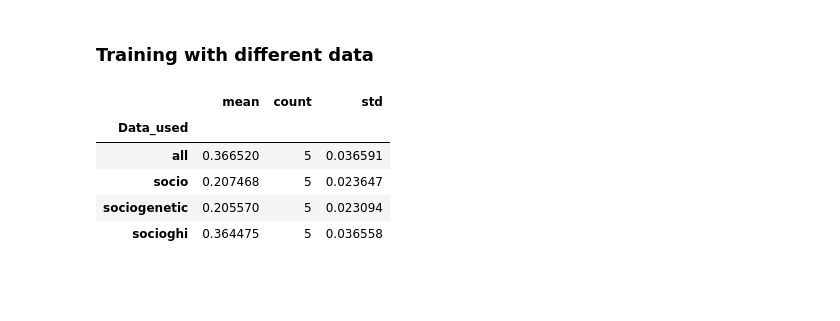
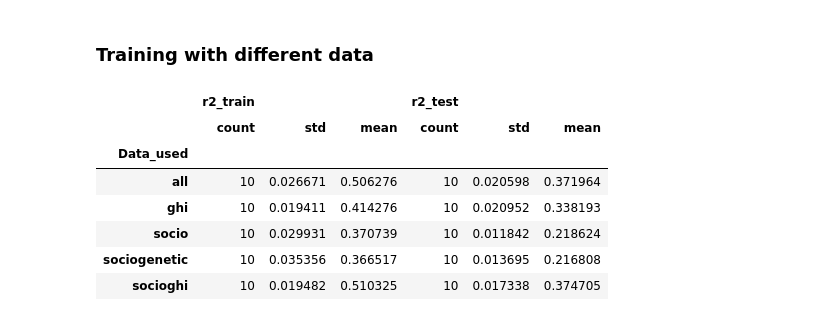
Before and after one commit to jveillon/Projet_Statapp, a Jupyter notebook: Gradient_Boosting/file_02_xgboost.ipynb, the cells around one changed output. Cells and saved outputs as stored; diff of their text form; code cells hidden in the pictures; blank space fills up the shorter version.

```diff
--- a/Gradient_Boosting/file_02_xgboost.ipynb
+++ b/Gradient_Boosting/file_02_xgboost.ipynb
@@ -117,7 +138,9 @@ def train_model(working_data, data_to_use="all", simulation="short", params_grid
   - simulation:
      > 'short' = only a few hyperparameters will be tested. Does not take more than 10 minutes.
      > 'long' = a lot of hyperparameters will be tested. Can take up to 3h.
-  - params_grid = the parameters to cross validate. If this option is specified, simulation is ignored.
+  - params_grid: the parameters to cross validate. If this option is specified, simulation is ignored.
+  - random_state: the random_state used in the split train/test.
+  - verbose: True or False
   """
 
   # Creating (X, y)
@@ -141,7 +164,11 @@ def train_model(working_data, data_to_use="all", simulation="short", params_grid
   if verbose:
     print(message[data_to_use])
 
-  X = working_data.drop(columns = columns_to_delete)
+  if data_to_use in ['all', 'socio', 'sociogenetic', 'socioghi']:
+    X = working_data.drop(columns = columns_to_delete)
+  elif data_to_use == 'ghi':
+    X = working_data[GHI_columns]
+
   y = working_data["GHI14"]
 
   # Splitting into Training and Testing sets
@@ -210,24 +237,37 @@ results = {"Random_state" : [], "Data_used" : [], "best_parameters" : [], "r2_tr
 
 speed = "short"
 number_of_simulations = 10
+t0 = time.time()
 for random_state in range(number_of_simulations):
-  for data_to_use in ['all', 'socio', 'sociogenetic', 'socioghi']:
-    result = train_model(working_data, data_to_use=data_to_use, params_grid=params_grid[speed], random_state=random_state)
+
+  t_beginning = time.time()
+  print("random_state : ", random_state)
+
+  for data_to_use in ['all', 'socio', 'sociogenetic', 'socioghi', 'ghi']:
+    # result = train_model(working_data, data_to_use=data_to_use, random_state=random_state**3, simulation=speed)
+    result = train_model(working_data, data_to_use=data_to_use, random_state=random_state**3+1123, params_grid=params_grid[speed])
     results["Random_state"].append(random_state)
     results["Data_used"].append(data_to_use)
     results["best_parameters"].append(result["best_parameters"])
     results["r2_train"].append(result["r2_train"])
     results["r2_test"].append(result["r2_test"])
 
+  t_end = time.time()
+  print("elapsed_time : ", t_end - t_beginning)
+print("Simulation completed.")
+print("Overall elapsed_time = ", time.time() - t0)
+
 results = pd.DataFrame(results).sort_values("r2_test", ascending=False)
 # %%
 results.to_csv("XGBoost_simulation.csv", index=False)
 # %%
-results.groupby(["Data_used"])["r2_test"].agg({"mean", "std", "count"})
+results.groupby(["Data_used"])["r2_train", "r2_test"].agg({"mean", "std", "count"})
 # %% [output]
-|  | mean | count | std |
-| Data_used |  |  |  |
-| all | 0.366520 | 5 | 0.036591 |
-| socio | 0.207468 | 5 | 0.023647 |
-| sociogenetic | 0.205570 | 5 | 0.023094 |
-| socioghi | 0.364475 | 5 | 0.036558 |
+|  | r2_train |  |  | r2_test |  |  |
+|  | count | std | mean | count | std | mean |
+| Data_used |  |  |  |  |  |  |
+| all | 10 | 0.026671 | 0.506276 | 10 | 0.020598 | 0.371964 |
+| ghi | 10 | 0.019411 | 0.414276 | 10 | 0.020952 | 0.338193 |
+| socio | 10 | 0.029931 | 0.370739 | 10 | 0.011842 | 0.218624 |
+| sociogenetic | 10 | 0.035356 | 0.366517 | 10 | 0.013695 | 0.216808 |
+| socioghi | 10 | 0.019482 | 0.510325 | 10 | 0.017338 | 0.374705 |
```
Also changed, not shown: parts of 6 cells of this notebook.
